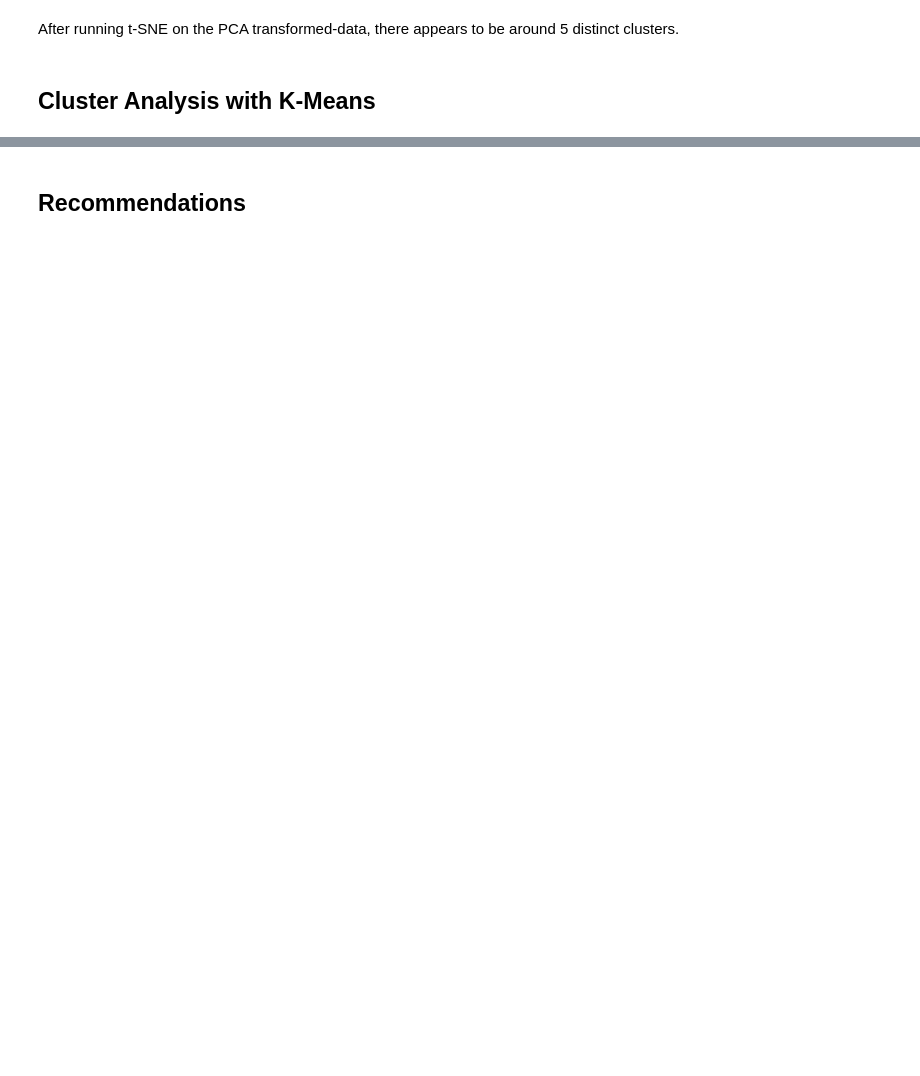
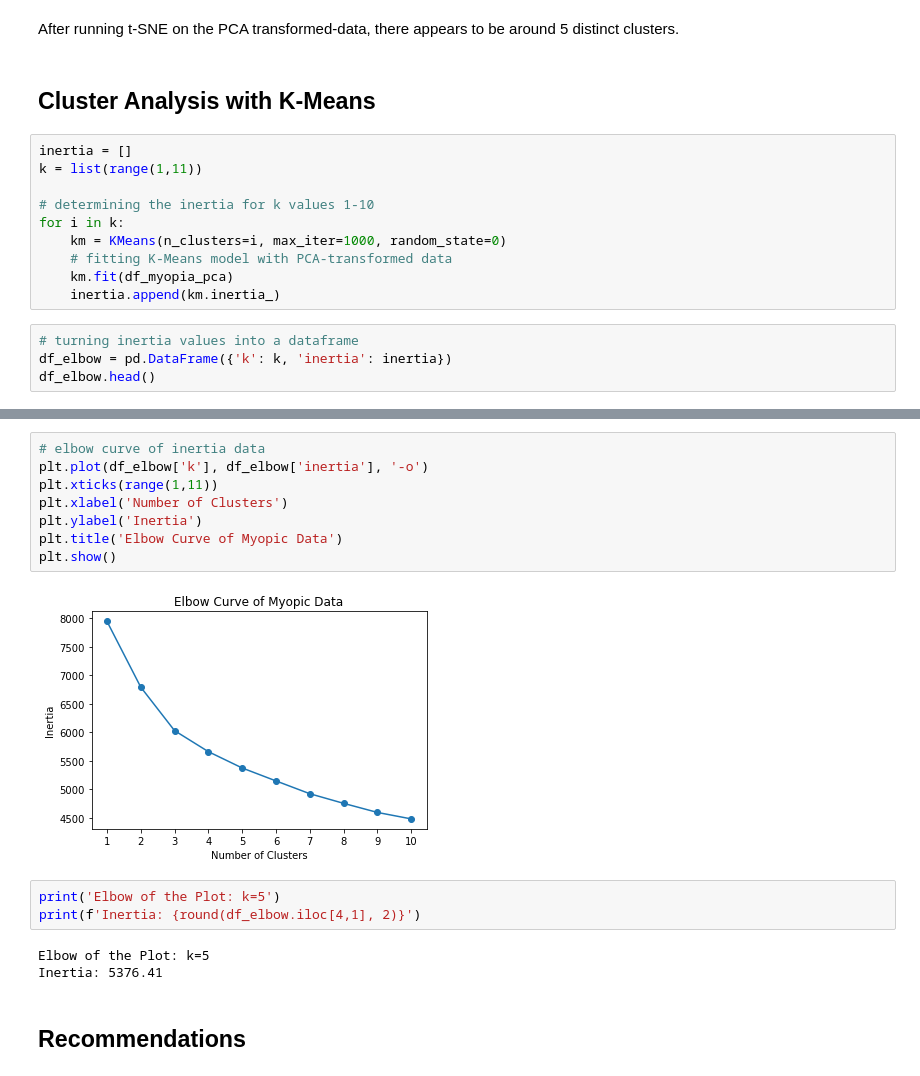
Before and after one commit to sbowe1/myopia-unsupervised-machine-learning, a Jupyter notebook: myopia.ipynb, the cells around one changed output, grey strips where cells are left out. Cells and saved outputs as stored; diff of their text form; blank space fills up the shorter version.

Commit message:
kmeans

```diff
--- a/myopia.ipynb
+++ b/myopia.ipynb
@@ -83,3 +84,17 @@ plt.show()
 After running t-SNE on the PCA transformed-data, there appears to be around 5 distinct clusters.
 # %% [markdown]
 ## Cluster Analysis with K-Means
+# %%
+inertia = []
+k = list(range(1,11))
+
+# determining the inertia for k values 1-10
+for i in k:
+    km = KMeans(n_clusters=i, max_iter=1000, random_state=0)
+    # fitting K-Means model with PCA-transformed data
+    km.fit(df_myopia_pca)
+    inertia.append(km.inertia_)
+# %%
+# turning inertia values into a dataframe
+df_elbow = pd.DataFrame({'k': k, 'inertia': inertia})
+df_elbow.head()
@@ -86,2 +108,18 @@ After running t-SNE on the PCA transformed-data, there appears to be around 5 di
+# %%
+# elbow curve of inertia data
+plt.plot(df_elbow['k'], df_elbow['inertia'], '-o')
+plt.xticks(range(1,11))
+plt.xlabel('Number of Clusters')
+plt.ylabel('Inertia')
+plt.title('Elbow Curve of Myopic Data')
+plt.show()
+# %% [output]
+[figure, added]
+# %%
+print('Elbow of the Plot: k=5')
+print(f'Inertia: {round(df_elbow.iloc[4,1], 2)}')
+# %% [output]
+Elbow of the Plot: k=5
+Inertia: 5376.41
 # %% [markdown]
 ## Recommendations
```
Also changed, not shown: parts of 3 cells of this notebook.
